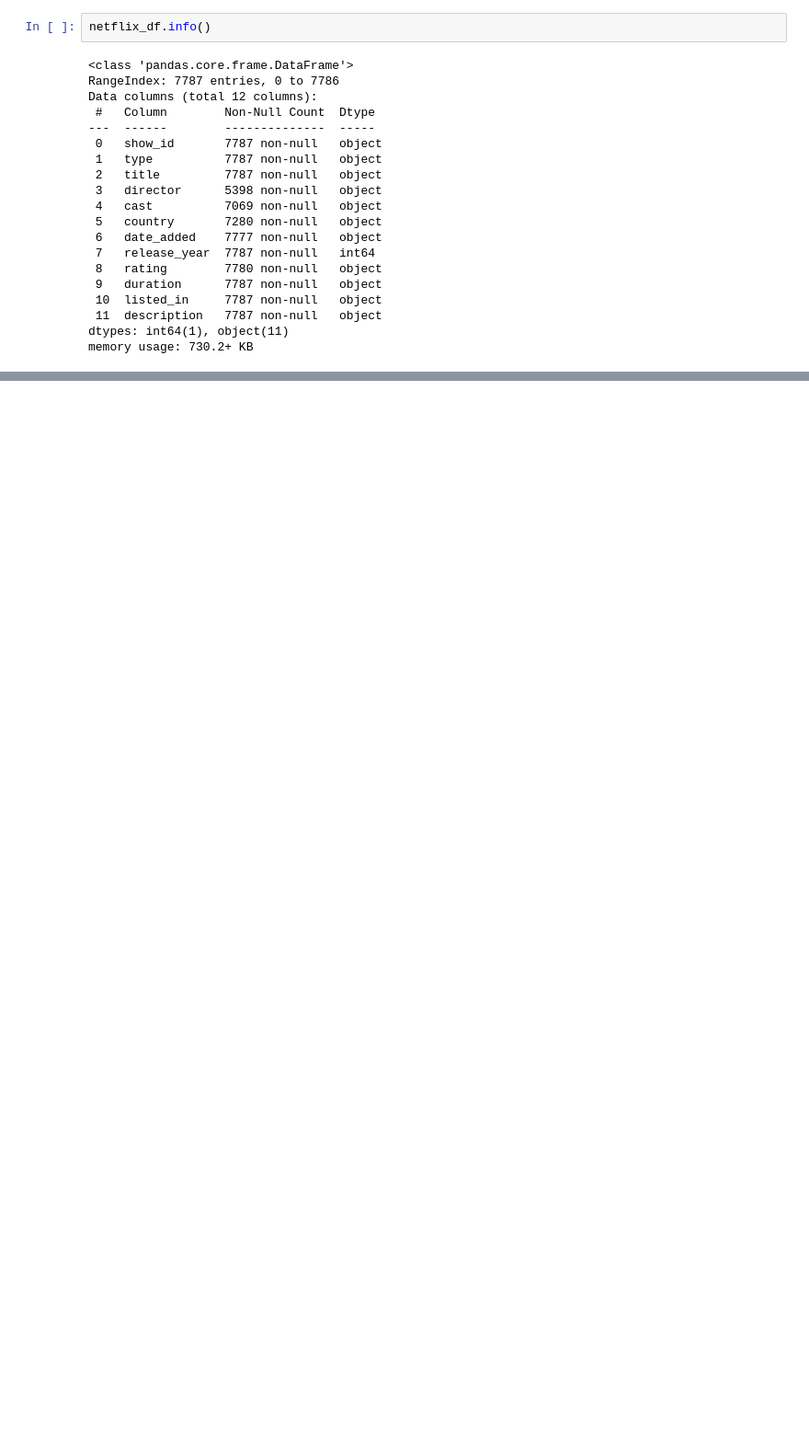
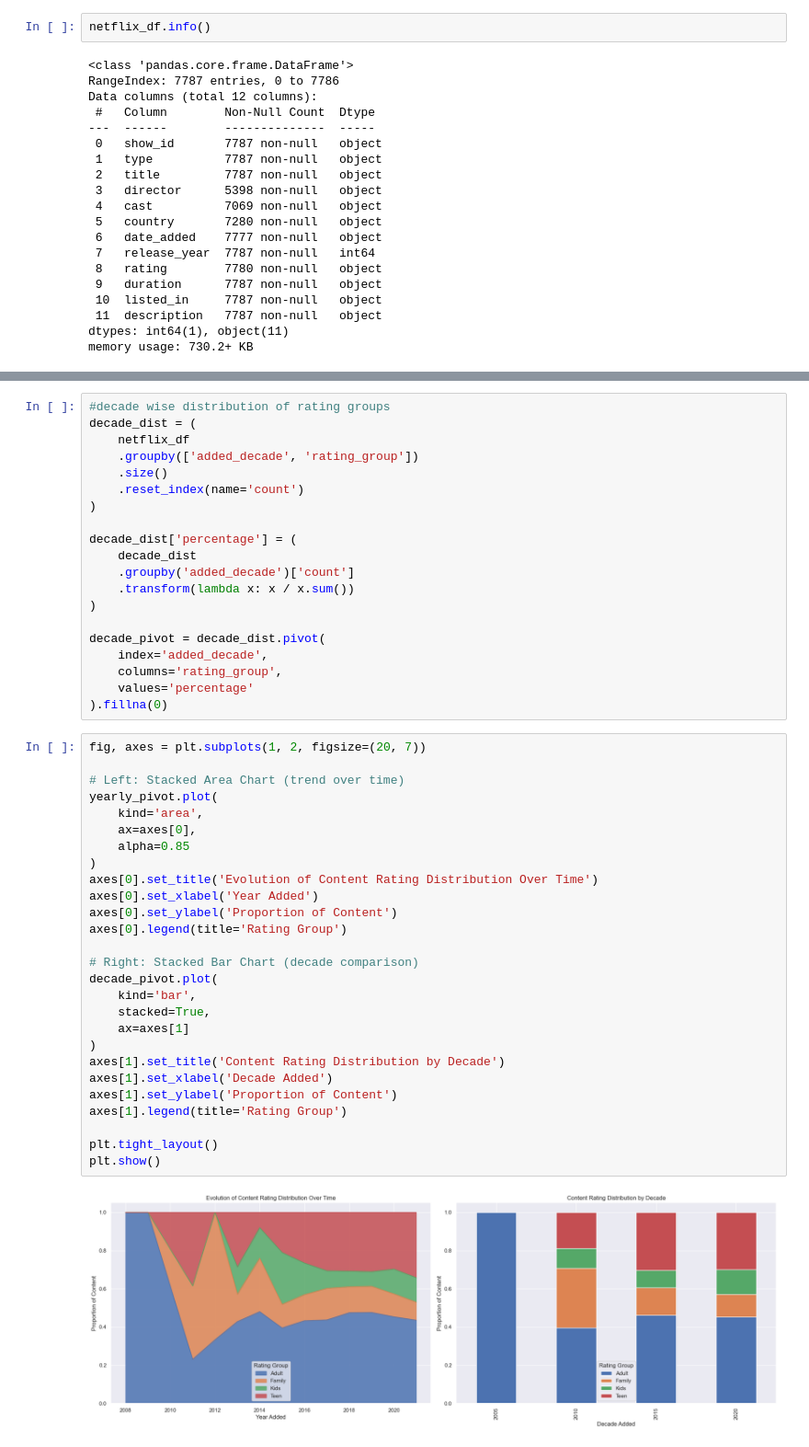
Before and after one commit to NickyY28/21-days-21-projects, a Jupyter notebook: day2Project2/NetflixAnalysis.ipynb, the cells around one changed output, grey strips where cells are left out. Shown at 92% size. Saved outputs shown, nothing was run; the diff lists cells and outputs as text; blank space fills up the shorter version.

```diff
--- a/day2Project2/NetflixAnalysis.ipynb
+++ b/day2Project2/NetflixAnalysis.ipynb
@@ -41,0 +150,49 @@ memory usage: 730.2+ KB
+# %%
+#decade wise distribution of rating groups
+decade_dist = (
+    netflix_df
+    .groupby(['added_decade', 'rating_group'])
+    .size()
+    .reset_index(name='count')
+)
+
+decade_dist['percentage'] = (
+    decade_dist
+    .groupby('added_decade')['count']
+    .transform(lambda x: x / x.sum())
+)
+
+decade_pivot = decade_dist.pivot(
+    index='added_decade',
+    columns='rating_group',
+    values='percentage'
+).fillna(0)
+# %%
+fig, axes = plt.subplots(1, 2, figsize=(20, 7))
+
+# Left: Stacked Area Chart (trend over time)
+yearly_pivot.plot(
+    kind='area',
+    ax=axes[0],
+    alpha=0.85
+)
+axes[0].set_title('Evolution of Content Rating Distribution Over Time')
+axes[0].set_xlabel('Year Added')
+axes[0].set_ylabel('Proportion of Content')
+axes[0].legend(title='Rating Group')
+
+# Right: Stacked Bar Chart (decade comparison)
+decade_pivot.plot(
+    kind='bar',
+    stacked=True,
+    ax=axes[1]
+)
+axes[1].set_title('Content Rating Distribution by Decade')
+axes[1].set_xlabel('Decade Added')
+axes[1].set_ylabel('Proportion of Content')
+axes[1].legend(title='Rating Group')
+
+plt.tight_layout()
+plt.show()
+# %% [output]
+[figure, added]
```
Also changed, not shown: parts of 28 cells of this notebook.
